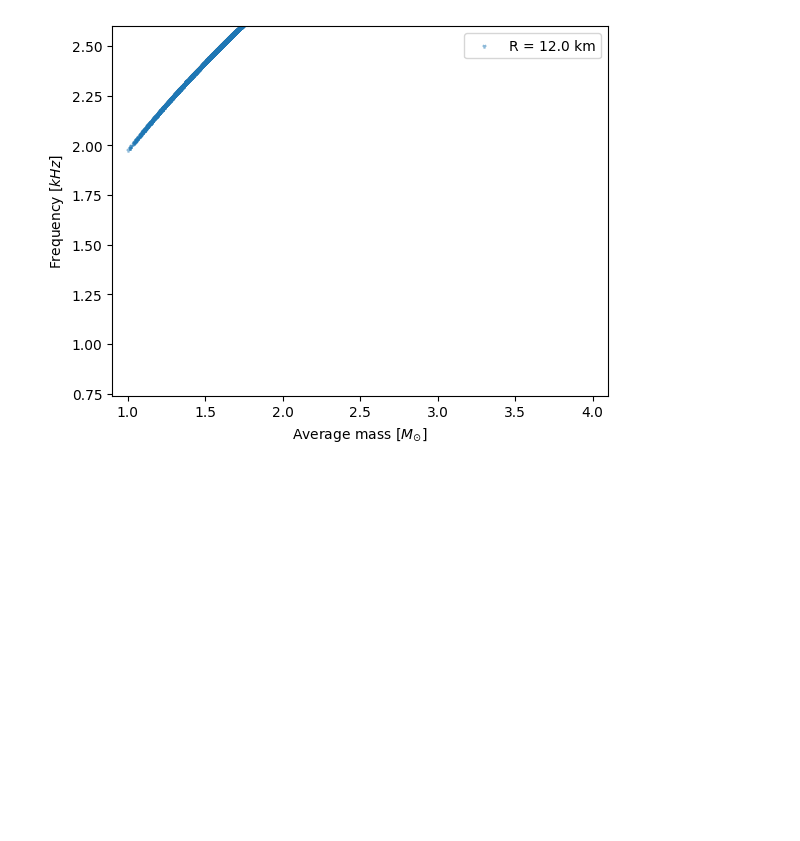
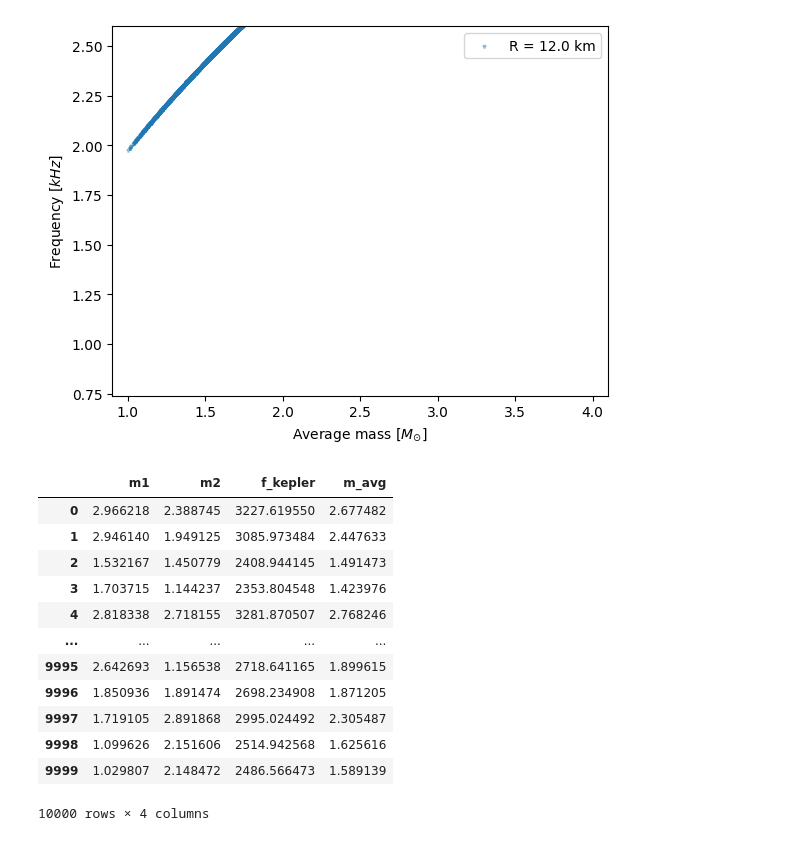
Before and after one commit to landryp/ns-fmodes, a Jupyter notebook: contact_BNS.ipynb, the cells around one changed output. Drawn from its saved outputs; the diff is of its cells as text; code cells hidden in the pictures; blank space fills up the shorter version.

```diff
--- a/contact_BNS.ipynb
+++ b/contact_BNS.ipynb
@@ -62,5 +63,23 @@ plt.savefig('contact_BNS.png')
 # %% [output]
 [figure]
 # %%
-# write to text file using numpy
-np.savetxt('contact_BNS.txt', (m1.squeeze(), m2.squeeze(), m_avg.squeeze(), f_kepler.squeeze()), header='m1 m2 m_avg f_kepler', delimiter=',')
+df = pd.DataFrame({"m1": m1.value.squeeze(), "m2": m2.value.squeeze()})
+df['f_kepler'] = f_kepler.value.squeeze()
+df['m_avg'] = m_avg.value.squeeze()
+df.to_csv('contact_BNS.csv')
+# %%
+df
+# %% [output]
+|  | m1 | m2 | f_kepler | m_avg |
+| 0 | 2.966218 | 2.388745 | 3227.619550 | 2.677482 |
+| 1 | 2.946140 | 1.949125 | 3085.973484 | 2.447633 |
+| 2 | 1.532167 | 1.450779 | 2408.944145 | 1.491473 |
+| 3 | 1.703715 | 1.144237 | 2353.804548 | 1.423976 |
+| 4 | 2.818338 | 2.718155 | 3281.870507 | 2.768246 |
+| ... | ... | ... | ... | ... |
+| 9995 | 2.642693 | 1.156538 | 2718.641165 | 1.899615 |
+| 9996 | 1.850936 | 1.891474 | 2698.234908 | 1.871205 |
+| 9997 | 1.719105 | 2.891868 | 2995.024492 | 2.305487 |
+| 9998 | 1.099626 | 2.151606 | 2514.942568 | 1.625616 |
+| 9999 | 1.029807 | 2.148472 | 2486.566473 | 1.589139 |
+10000 rows × 4 columns
```
Also changed, not shown: parts of 1 cell of this notebook, 2 other files.
